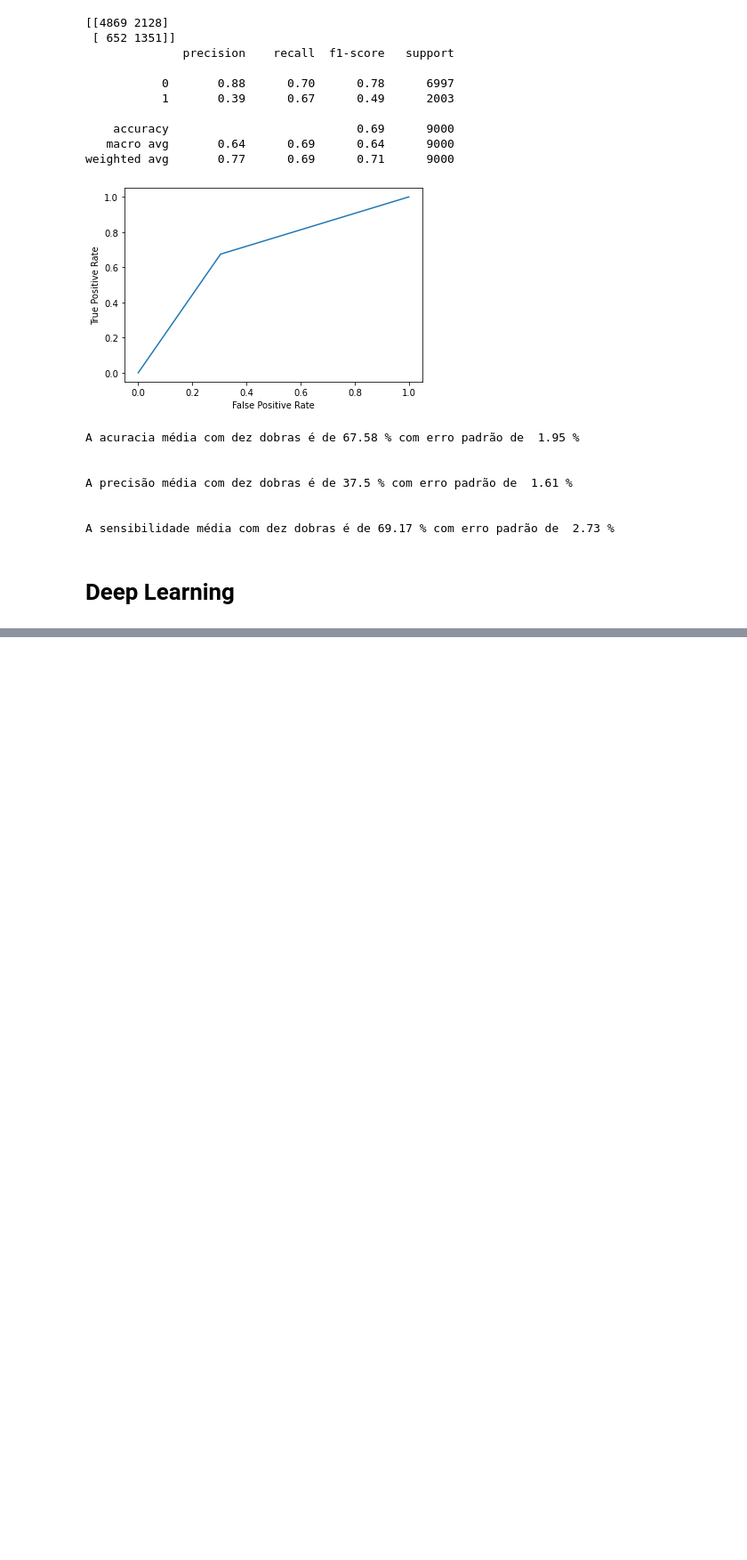
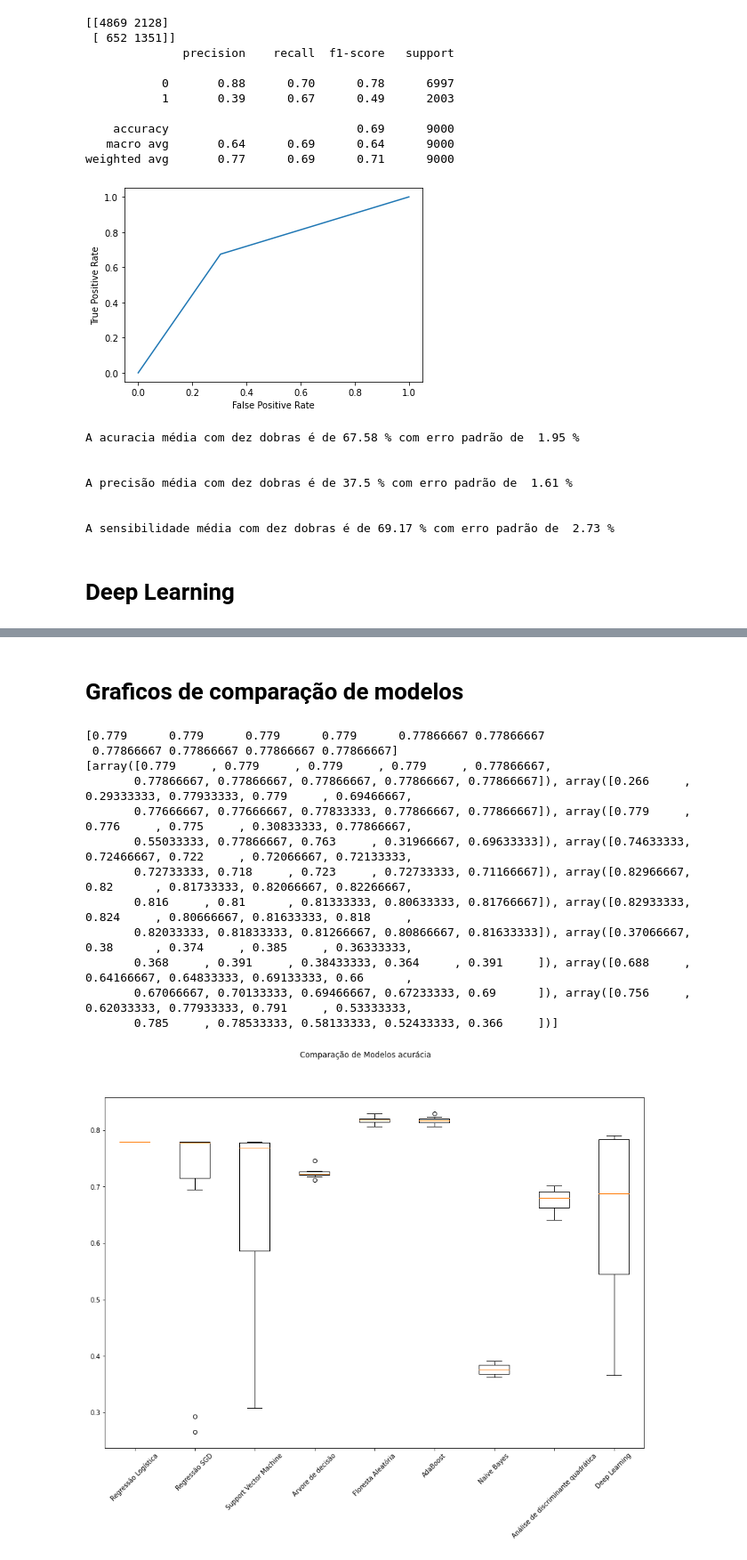
Before and after one commit to Torm198/LabEst2021.1, a Jupyter notebook: 3_montagem_dos_modelos.ipynb, the cells around one changed output, grey strips where cells are left out. Shown at 89% size. Cells and saved outputs as stored; diff of their text form; code cells hidden in the pictures; blank space fills up the shorter version.

Commit message:
Adição de gráficos de comparação entre modelos

```diff
--- a/3_montagem_dos_modelos.ipynb
+++ b/3_montagem_dos_modelos.ipynb
@@ -339,0 +346,34 @@ A sensibilidade média com dez dobras é de 37.12 % com erro padrão de  24.14 %
+# %% [markdown]
+# Graficos de comparação de modelos
+# %%
+print(resultados[0]['test_accuracy'])
+
+modelos = ['Regressão Logística','Regressão SGD', 'Support Vector Machine','Arvore de decisão', 'Floresta Aleatória','AdaBoost','Naive Bayes','Análise de discriminante quadrática', 'Deep Learning']
+
+acuracias = list(map(lambda x: x['test_accuracy'],resultados ))
+
+print(acuracias)
+
+plt.rcParams["figure.figsize"] = (15,10)
+fig = plt.figure()
+fig.suptitle('Comparação de Modelos acurácia')
+ax = fig.add_subplot(111)
+plt.boxplot(acuracias)
+ax.set_xticklabels(modelos,rotation = 45)
+
+
+plt.show()
+# %% [output]
+[0.779      0.779      0.779      0.779      0.77866667 0.77866667
+ 0.77866667 0.77866667 0.77866667 0.77866667]
+[array([0.779     , 0.779     , 0.779     , 0.779     , 0.77866667,
+       0.77866667, 0.77866667, 0.77866667, 0.77866667, 0.77866667]), array([0.266     , 0.29333333, 0.77933333, 0.779     , 0.69466667,
+       0.77666667, 0.77666667, 0.77833333, 0.77866667, 0.77866667]), array([0.779     , 0.776     , 0.775     , 0.30833333, 0.77866667,
+       0.55033333, 0.77866667, 0.763     , 0.31966667, 0.69633333]), array([0.74633333, 0.72466667, 0.722     , 0.72066667, 0.72133333,
+       0.72733333, 0.718     , 0.723     , 0.72733333, 0.71166667]), array([0.82966667, 0.82      , 0.81733333, 0.82066667, 0.82266667,
+       0.816     , 0.81      , 0.81333333, 0.80633333, 0.81766667]), array([0.82933333, 0.824     , 0.80666667, 0.81633333, 0.818     ,
+       0.82033333, 0.81833333, 0.81266667, 0.80866667, 0.81633333]), array([0.37066667, 0.38      , 0.374     , 0.385     , 0.36333333,
+       0.368     , 0.391     , 0.38433333, 0.364     , 0.391     ]), array([0.688     , 0.64166667, 0.64833333, 0.69133333, 0.66      ,
+       0.67066667, 0.70133333, 0.69466667, 0.67233333, 0.69      ]), array([0.756     , 0.62033333, 0.77933333, 0.791     , 0.53333333,
+       0.785     , 0.78533333, 0.58133333, 0.52433333, 0.366     ])]
+[figure, added]
```
Also changed, not shown: parts of 8 cells of this notebook.
